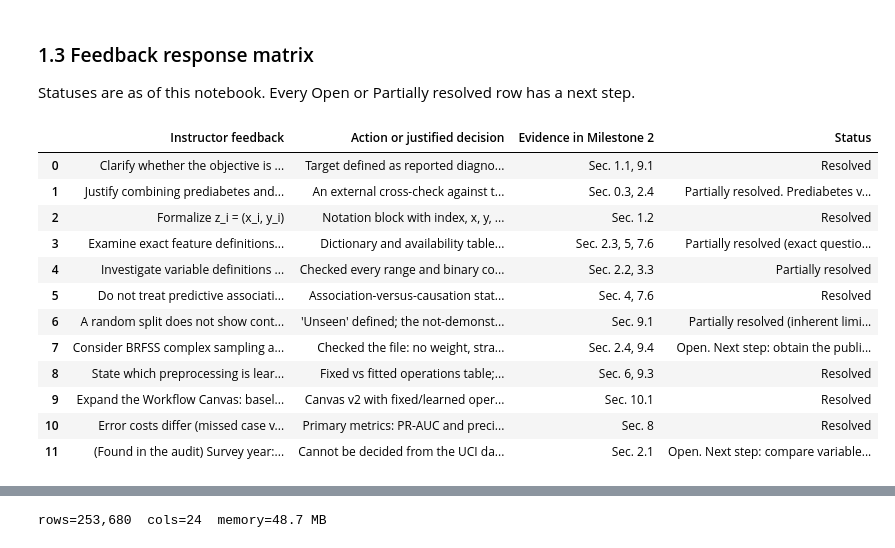
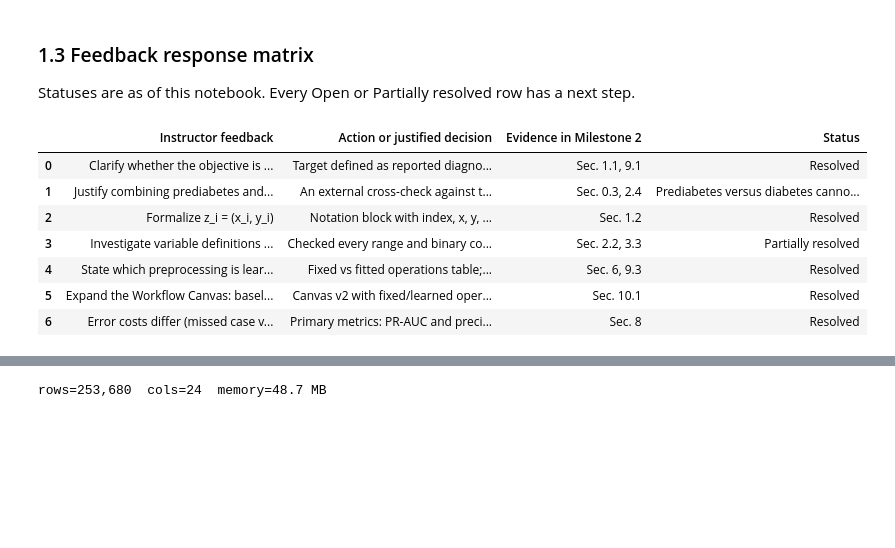
Before and after one commit to charlotteprior/data-5040-2026, a Jupyter notebook: milestone2.ipynb, the cells around one changed output, grey strips where cells are left out. Saved outputs shown, nothing was run; the diff lists cells and outputs as text; code cells hidden in the pictures; blank space fills up the shorter version.

```diff
--- a/milestone2.ipynb
+++ b/milestone2.ipynb
@@ -186,48 +178,38 @@ Statuses are as of this notebook. Every Open or Partially resolved row has a nex
 # %%
 feedback = pd.DataFrame([
  ("Clarify whether the objective is diagnosed vs. undiagnosed vs. future diabetes",
   "Target defined as reported diagnosis at survey time. Undiagnosed and future risk are stated as unsupported. Intended use changed to a PCP research guide.",
   "Sec. 1.1, 9.1", "Resolved"),
+
  ("Justify combining prediabetes and diabetes; investigate the original target categories",
   "An external cross-check against the original three-class copy found that the UCI binary label is diabetes only (prediabetes coded 0), so the Milestone 1 combined class was never in the file. UCI data cannot separate prediabetes, so the target is binary reported diabetes with prediabetes in the reference class.",
-  "Sec. 0.3, 2.4", "Partially resolved. Prediabetes versus diabetes cannot be studied with UCI data alone. Next step: if needed, obtain a three-class source."),
+  "Sec. 0.3, 2.4", "Prediabetes versus diabetes cannot be studied with UCI data alone. Decision made to use Binary target. Resolved."),
+
  ("Formalize z_i = (x_i, y_i)", "Notation block with index, x, y, and group/time statement.", "Sec. 1.2", "Resolved"),
- ("Examine exact feature definitions, coding, and availability at the screening time; HighBP/HighChol may reflect prior evaluation or access",
-  "Dictionary and availability table. With the PCP-guide framing, prior contact is acceptable; its contribution is measured with a feature-group analysis rather than assumed.",
-  "Sec. 2.3, 5, 7.6", "Partially resolved (exact question wording is not in the file; needs the BRFSS codebook)"),
+
  ("Investigate variable definitions and coding conventions",
   "Checked every range and binary coding against the dictionary; no out-of-range values. Cannot detect refusals or don't-know codes that were already recoded.",
   "Sec. 2.2, 3.3", "Partially resolved"),
- ("Do not treat predictive associations as causal; examine how risks affect interpretation",
-  "Association-versus-causation statement attached to every EDA finding and to the feature-group results.",
-  "Sec. 4, 7.6", "Resolved"),
- ("A random split does not show contemporary generalization", "'Unseen' defined; the not-demonstrated list written out.", "Sec. 9.1", "Partially resolved (inherent limit: no external data)"),
- ("Consider BRFSS complex sampling and whether weights are needed",
-  "Checked the file: no weight, strata, or PSU columns. Estimates describe this sample, not the US adult population.",
-  "Sec. 2.4, 9.4", "Open. Next step: obtain the public BRFSS file with its design variables and check whether respondents can be matched; otherwise keep conclusions sample-level."),
+
  ("State which preprocessing is learned from training data and how leakage is prevented",
   "Fixed vs fitted operations table; Pipeline refit per fold; per-fold fitted state printed.", "Sec. 6, 9.3", "Resolved"),
+
  ("Expand the Workflow Canvas: baseline, candidate methods, preprocessing, metrics", "Canvas v2 with fixed/learned operators.", "Sec. 10.1", "Resolved"),
+
  ("Error costs differ (missed case vs unnecessary follow-up); metrics should reflect it",
-  "Primary metrics: PR-AUC and precision at 80% recall, with log loss, Brier and calibration for the probabilities.", "Sec. 8", "Resolved"),
- ("(Found in the audit) Survey year: UCI says 2014, other copies of the data say 2015",
-  "Cannot be decided from the UCI data. Reported as 2014 (UCI page) with the discrepancy noted.", "Sec. 2.1", "Open. Next step: compare variable names and sample size with the CDC BRFSS 2014 and 2015 codebooks."),
-], columns=["Instructor feedback", "Action or justified decision", "Evidence in Milestone 2", "Status"])
+  "Primary metrics: PR-AUC and precision at 80% recall, with log loss, Brier and calibration for the probabilities.", "Sec. 8", "Resolved")
+
+ ], columns=["Instructor feedback", "Action or justified decision", "Evidence in Milestone 2", "Status"])
 pd.set_option("display.max_colwidth", 200)
 feedback.style.set_properties(**{"text-align": "left", "white-space": "pre-wrap"})
 # %% [output]
 |  | Instructor feedback | Action or justified decision | Evidence in Milestone 2 | Status |
 | 0 | Clarify whether the objective is ... | Target defined as reported diagno... | Sec. 1.1, 9.1 | Resolved |
-| 1 | Justify combining prediabetes and... | An external cross-check against t... | Sec. 0.3, 2.4 | Partially resolved. Prediabetes v... |
+| 1 | Justify combining prediabetes and... | An external cross-check against t... | Sec. 0.3, 2.4 | Prediabetes versus diabetes canno... |
 | 2 | Formalize z_i = (x_i, y_i) | Notation block with index, x, y, ... | Sec. 1.2 | Resolved |
-| 3 | Examine exact feature definitions... | Dictionary and availability table... | Sec. 2.3, 5, 7.6 | Partially resolved (exact questio... |
-| 4 | Investigate variable definitions ... | Checked every range and binary co... | Sec. 2.2, 3.3 | Partially resolved |
-| 5 | Do not treat predictive associati... | Association-versus-causation stat... | Sec. 4, 7.6 | Resolved |
-| 6 | A random split does not show cont... | 'Unseen' defined; the not-demonst... | Sec. 9.1 | Partially resolved (inherent limi... |
-| 7 | Consider BRFSS complex sampling a... | Checked the file: no weight, stra... | Sec. 2.4, 9.4 | Open. Next step: obtain the publi... |
-| 8 | State which preprocessing is lear... | Fixed vs fitted operations table;... | Sec. 6, 9.3 | Resolved |
-| 9 | Expand the Workflow Canvas: basel... | Canvas v2 with fixed/learned oper... | Sec. 10.1 | Resolved |
-| 10 | Error costs differ (missed case v... | Primary metrics: PR-AUC and preci... | Sec. 8 | Resolved |
-| 11 | (Found in the audit) Survey year:... | Cannot be decided from the UCI da... | Sec. 2.1 | Open. Next step: compare variable... |
+| 3 | Investigate variable definitions ... | Checked every range and binary co... | Sec. 2.2, 3.3 | Partially resolved |
+| 4 | State which preprocessing is lear... | Fixed vs fitted operations table;... | Sec. 6, 9.3 | Resolved |
+| 5 | Expand the Workflow Canvas: basel... | Canvas v2 with fixed/learned oper... | Sec. 10.1 | Resolved |
+| 6 | Error costs differ (missed case v... | Primary metrics: PR-AUC and preci... | Sec. 8 | Resolved |
 # %% [markdown]
 **Open items and next steps**
```
Also changed, not shown: parts of 37 cells of this notebook.
